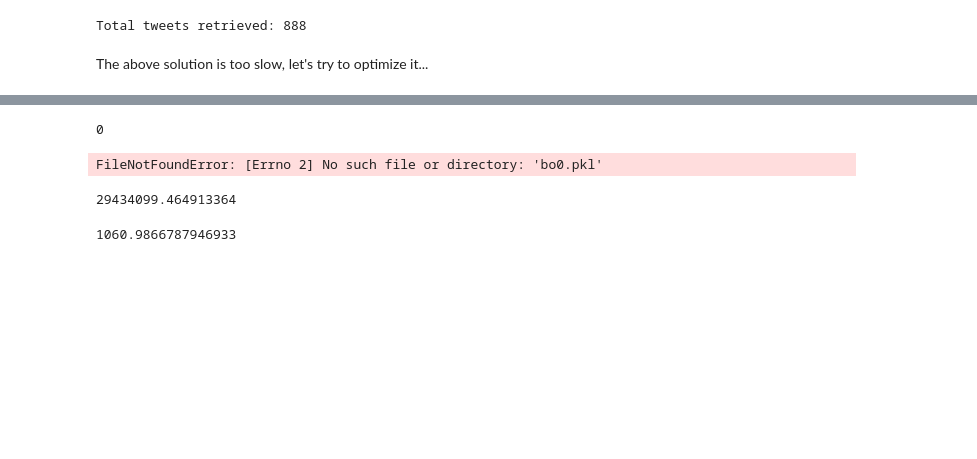
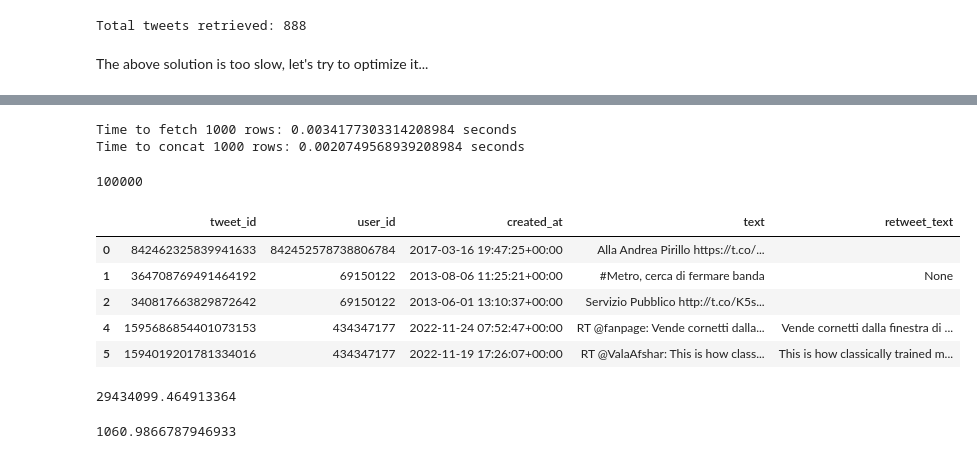
Before and after one commit to lorelupo/twitter_user_classification, a Jupyter notebook: notebooks/enrich_user_id.ipynb, the cells around one changed output, grey strips where cells are left out. Drawn from its saved outputs; the diff is of its cells as text; code cells hidden in the pictures; blank space fills up the shorter version.

Commit message:
updated enrich_user to run on full user_regioncoded, created_format_data_for_models as next step

```diff
--- a/notebooks/enrich_user_id.ipynb
+++ b/notebooks/enrich_user_id.ipynb
@@ -167,12 +175,78 @@ KeyboardInterrupt:
+# %%
+from tqdm import tqdm
+import pandas as pd
+import sqlite3
+import time
+
+TABLE_COLUMN_NAMES = [
+    "tweet_id",
+    "user_id",
+    "created_at",
+    "text",
+    "retweet_text",
+]
+
+# Example usage
+user_ids_table = '../data/user_classification/user_age_gender_location.pkl'
+db_file = '../../mentalism/sentemb/mydata/database/myMENTALISM.db'
+table_name = 'sample_tweets'
+user_ids_to_retrieve = pd.read_pickle(user_ids_table).user_id.astype(int).tolist()
+#user_ids_to_retrieve = [int('842452578738806784'), int('69150122')]
+max_tweets_to_retrieve = 100
+chunk_size = 1000
+tweets_features_to_retrieve = ['tweet_id', 'created_at', 'text', 'retweet_text']
+remove_columns = None
+max_tweets_per_user = 1000
+n_files=0
+
+# Create a database connection
+conn = sqlite3.connect(db_file)
+cursor = conn.cursor()
+
+# Initialize an empty DataFrame
+result_df = pd.DataFrame()
+
+column_names = TABLE_COLUMN_NAMES
+
+# Query the database for a chunk of rows
+before = time.time()
+cursor.execute(f"SELECT * FROM {table_name} LIMIT {chunk_size} OFFSET {0}")
+rows = cursor.fetchall()
+after = time.time()
+print(f"Time to fetch {chunk_size} rows: {after-before} seconds")
+
+# Create a DataFrame from the fetched rows
+chunk_df = pd.DataFrame(rows, columns=column_names)
+
+# Append to the result DataFrame
+# chunk_df['user_id'] = chunk_df['user_id'].astype(str)
+before = time.time()
+result_df = pd.concat([result_df, chunk_df[chunk_df['user_id'].isin(user_ids_to_retrieve)]], ignore_index=True)
+after = time.time()
+print(f"Time to concat {chunk_size} rows: {after-before} seconds")
+
+# Remove the unwanted columns
+if remove_columns is not None:
+    chunk_df = chunk_df.drop(columns=remove_columns)
+
+# Close the database connection
+conn.close()
+# %% [output]
+Time to fetch 1000 rows: 0.0034177303314208984 seconds
+Time to concat 1000 rows: 0.0020749568939208984 seconds
 # %%
-len(result_df)
+len(chunk_df)
 # %% [output]
-0
+100000
-# %%
-df = pd.read_pickle('bo0.pkl')
-df
-# %% [output]
-FileNotFoundError: [Errno 2] No such file or directory: 'bo0.pkl'
+# %%
+chunk_df.groupby('user_id').head(2)
+# %% [output]
+|  | tweet_id | user_id | created_at | text | retweet_text |
+| 0 | 842462325839941633 | 842452578738806784 | 2017-03-16 19:47:25+00:00 | Alla Andrea Pirillo https://t.co/... |  |
+| 1 | 364708769491464192 | 69150122 | 2013-08-06 11:25:21+00:00 | #Metro, cerca di fermare banda | None |
+| 2 | 340817663829872642 | 69150122 | 2013-06-01 13:10:37+00:00 | Servizio Pubblico http://t.co/K5s... |  |
+| 4 | 1595686854401073153 | 434347177 | 2022-11-24 07:52:47+00:00 | RT @fanpage: Vende cornetti dalla... | Vende cornetti dalla finestra di ... |
+| 5 | 1594019201781334016 | 434347177 | 2022-11-19 17:26:07+00:00 | RT @ValaAfshar: This is how class... | This is how classically trained m... |
 # %%
 227486 / 4637193 * 600000000
 # %% [output]
```
Also changed, not shown: parts of 5 cells of this notebook, 4 other files.
